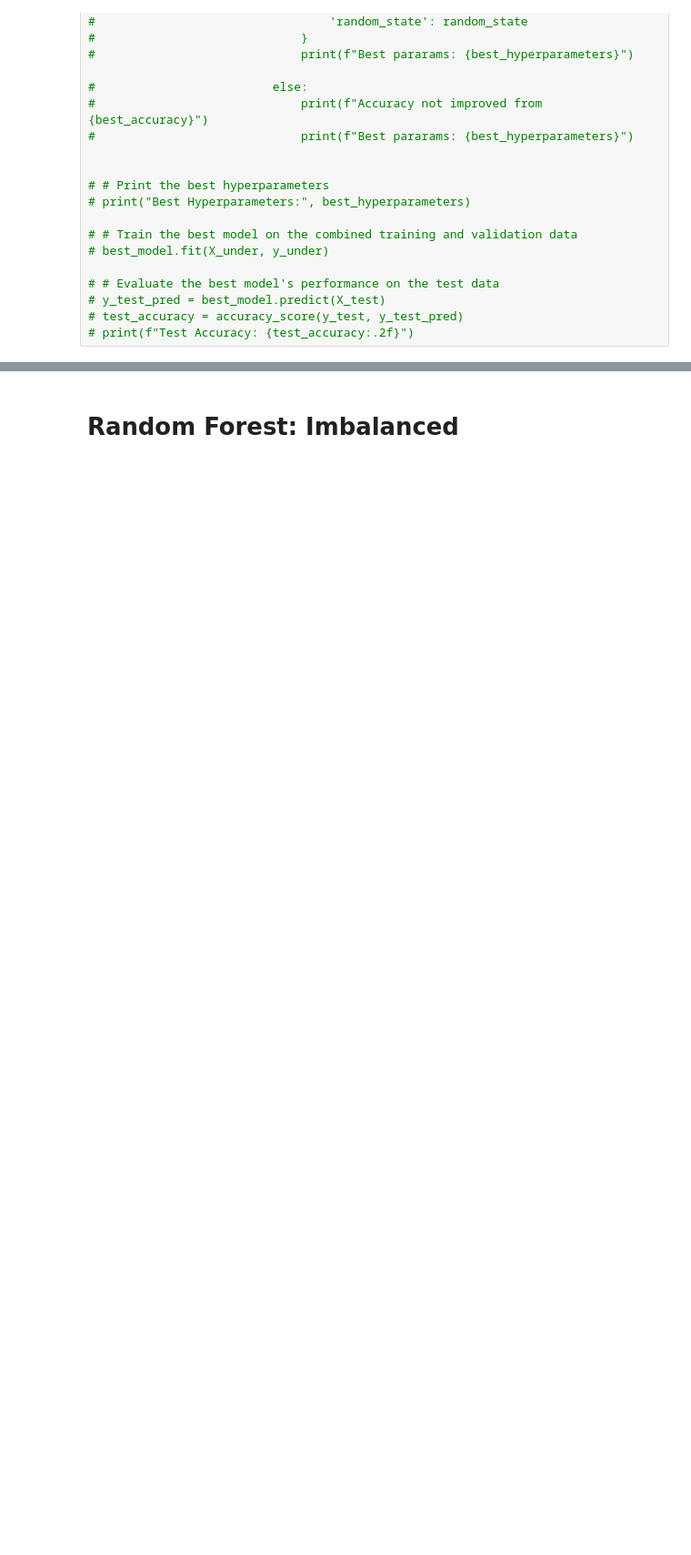
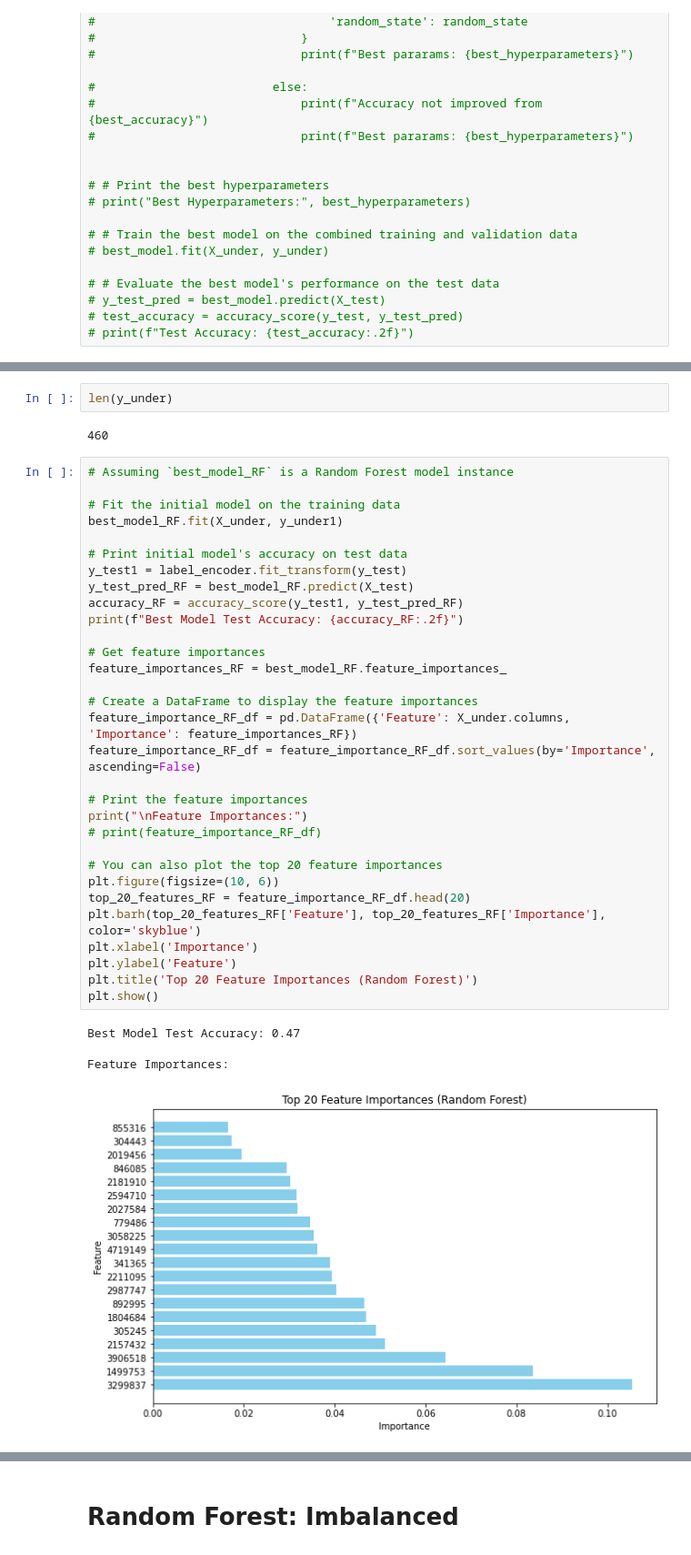
Before and after one commit to omicscodeathon/salmonellaml, a Jupyter notebook: notebooks/Hyperparameter_Tuning_machine_learning_3.ipynb, the cells around one changed output, grey strips where cells are left out. Shown: that part at 91% size. Cells and saved outputs as stored; diff of their text form; blank space fills up the shorter version.

```diff
--- a/notebooks/Hyperparameter_Tuning_machine_learning_3.ipynb
+++ b/notebooks/Hyperparameter_Tuning_machine_learning_3.ipynb
@@ -977,0 +962,40 @@ array([2, 2, 2, 2, 2, 2, 2, 2, 2, 2, 2, 2, 2, 0, 2, 0, 2, 2, 0, 3, 0, 0,
+# %%
+len(y_under)
+# %% [output]
+460
+# %%
+# Assuming `best_model_RF` is a Random Forest model instance
+
+# Fit the initial model on the training data
+best_model_RF.fit(X_under, y_under1)
+
+# Print initial model's accuracy on test data
+y_test1 = label_encoder.fit_transform(y_test)
+y_test_pred_RF = best_model_RF.predict(X_test)
+accuracy_RF = accuracy_score(y_test1, y_test_pred_RF)
+print(f"Best Model Test Accuracy: {accuracy_RF:.2f}")
+
+# Get feature importances
+feature_importances_RF = best_model_RF.feature_importances_
+
+# Create a DataFrame to display the feature importances
+feature_importance_RF_df = pd.DataFrame({'Feature': X_under.columns, 'Importance': feature_importances_RF})
+feature_importance_RF_df = feature_importance_RF_df.sort_values(by='Importance', ascending=False)
+
+# Print the feature importances
+print("\nFeature Importances:")
+# print(feature_importance_RF_df)
+
+# You can also plot the top 20 feature importances
+plt.figure(figsize=(10, 6))
+top_20_features_RF = feature_importance_RF_df.head(20)
+plt.barh(top_20_features_RF['Feature'], top_20_features_RF['Importance'], color='skyblue')
+plt.xlabel('Importance')
+plt.ylabel('Feature')
+plt.title('Top 20 Feature Importances (Random Forest)')
+plt.show()
+# %% [output]
+Best Model Test Accuracy: 0.47
+
+Feature Importances:
+[figure, added]
```
Also changed, not shown: parts of 31 cells of this notebook.
